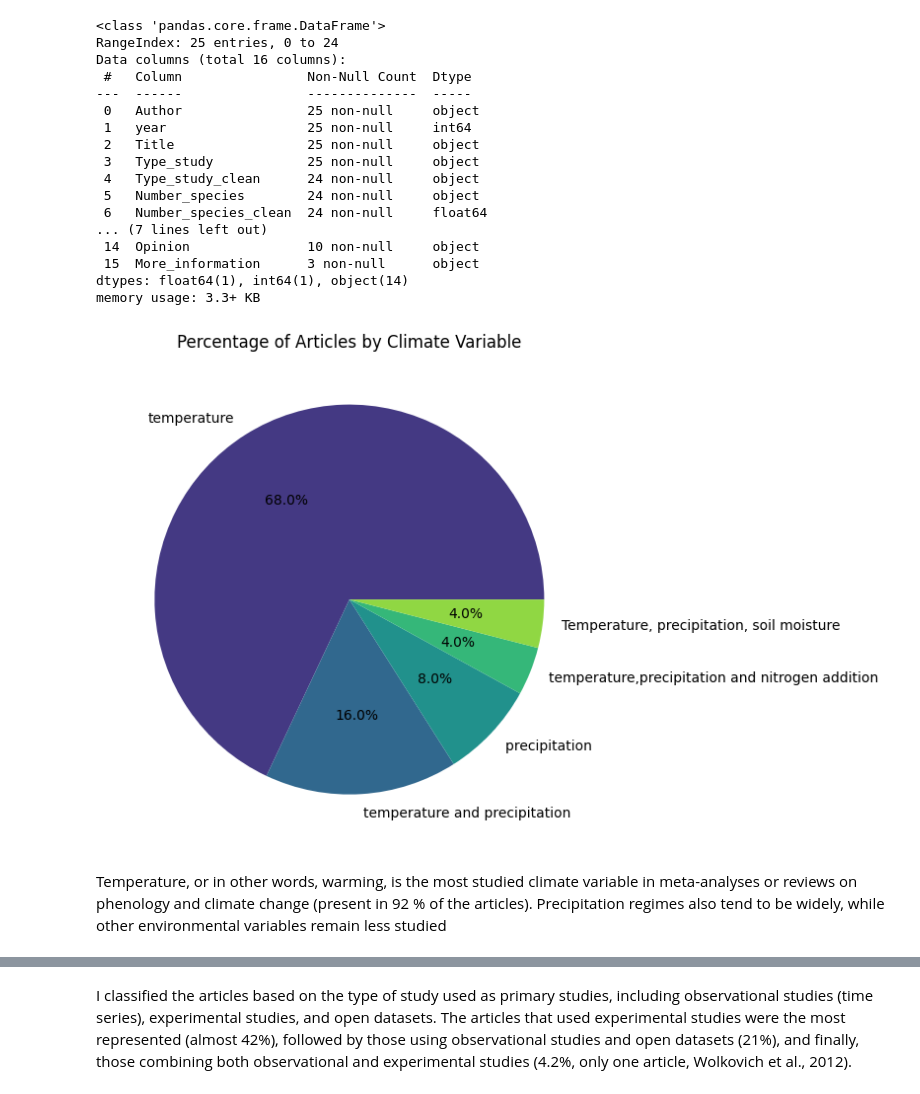
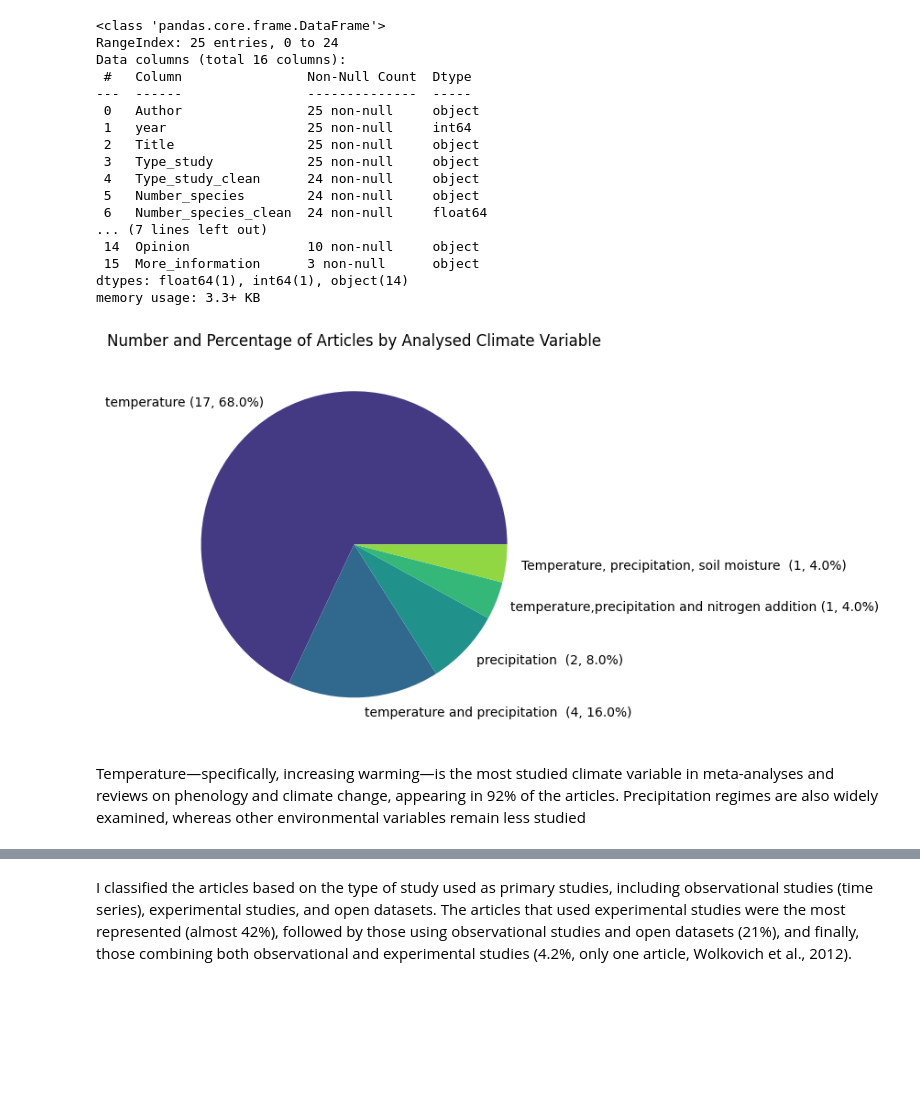
Before and after one commit to VicMarquez/Postdoc-phenology, a Jupyter notebook: Analisis_meta_interactive.ipynb, the cells around one changed output, grey strips where cells are left out. Cells and saved outputs as stored; diff of their text form; code cells hidden in the pictures; blank space fills up the shorter version.

```diff
--- a/Analisis_meta_interactive.ipynb
+++ b/Analisis_meta_interactive.ipynb
@@ -11,14 +11,6 @@ df = pd.read_csv('Excel_info_meta_analisis_full.csv', encoding='latin1')
 df.info()
 # Normalize text in relevant columns
 df.columns = df.columns.str.strip().str.lower().str.replace(" ", "_")
-# Calculate the percentage of articles for each climate variable
-climate_variable_counts = df['climate_variable'].value_counts(normalize=True) * 100
-# Plot a pie chart of the percentage of articles for each climate variable
-plt.figure(figsize=(8, 8))
-plt.pie(climate_variable_counts, labels=climate_variable_counts.index, autopct='%1.1f%%', colors=sns.color_palette('viridis', len(climate_variable_counts)))
-plt.title('Percentage of Articles by Climate Variable')
-plt.tight_layout()
-plt.show()
 # %% [output]
 <class 'pandas.core.frame.DataFrame'>
 RangeIndex: 25 entries, 0 to 24
@@ -37,6 +29,34 @@ Data columns (total 16 columns):
  15  More_information      3 non-null      object
 dtypes: float64(1), int64(1), object(14)
 memory usage: 3.3+ KB
-[figure, removed]
+# %%
+# Ensure a clean background
+plt.style.use("default")
+
+# Calculate absolute values and percentages
+climate_variable_counts = df['climate_variable'].value_counts()
+climate_variable_percentages = climate_variable_counts / climate_variable_counts.sum() * 100
+
+# Create labels with absolute values and percentages
+labels = [f"{var} ({count}, {perc:.1f}%)" for var, count, perc in zip(climate_variable_counts.index, climate_variable_counts, climate_variable_percentages)]
+
+# Create the figure with a white background
+fig, ax = plt.subplots(figsize=(8, 8))
+fig.patch.set_facecolor('white')  # Set figure background to white
+ax.set_facecolor("white")  # Set axes background to white
+
+# Plot the pie chart (removing autotexts from unpacking)
+wedges, texts = ax.pie(
+    climate_variable_counts, labels=labels,
+    colors=sns.color_palette('viridis', len(climate_variable_counts)),
+    textprops={'color': "black"}  # Ensure text is black for readability
+)
+
+# Set the title in English
+plt.title('Number and Percentage of Articles by Analysed Climate Variable', color="black")
+plt.tight_layout()
+plt.show()
+# %% [output]
+[figure, added]
 # %% [markdown]
-Temperature, or in other words, warming, is the most studied climate variable in meta-analyses or reviews on phenology and climate change (present in 92 % of the articles). Precipitation regimes also tend to be widely, while other environmental variables remain less studied
+Temperature—specifically, increasing warming—is the most studied climate variable in meta-analyses and reviews on phenology and climate change, appearing in 92% of the articles. Precipitation regimes are also widely examined, whereas other environmental variables remain less studied
```
Also changed, not shown: parts of 5 cells of this notebook.
